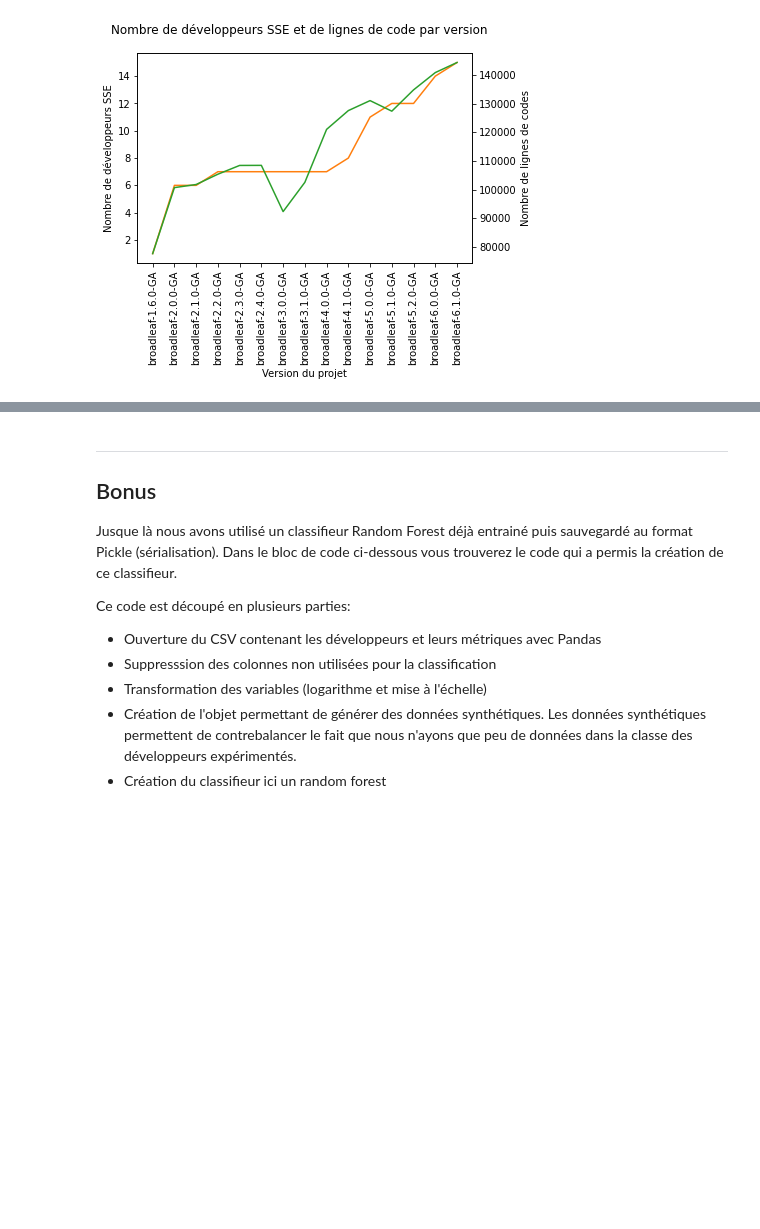
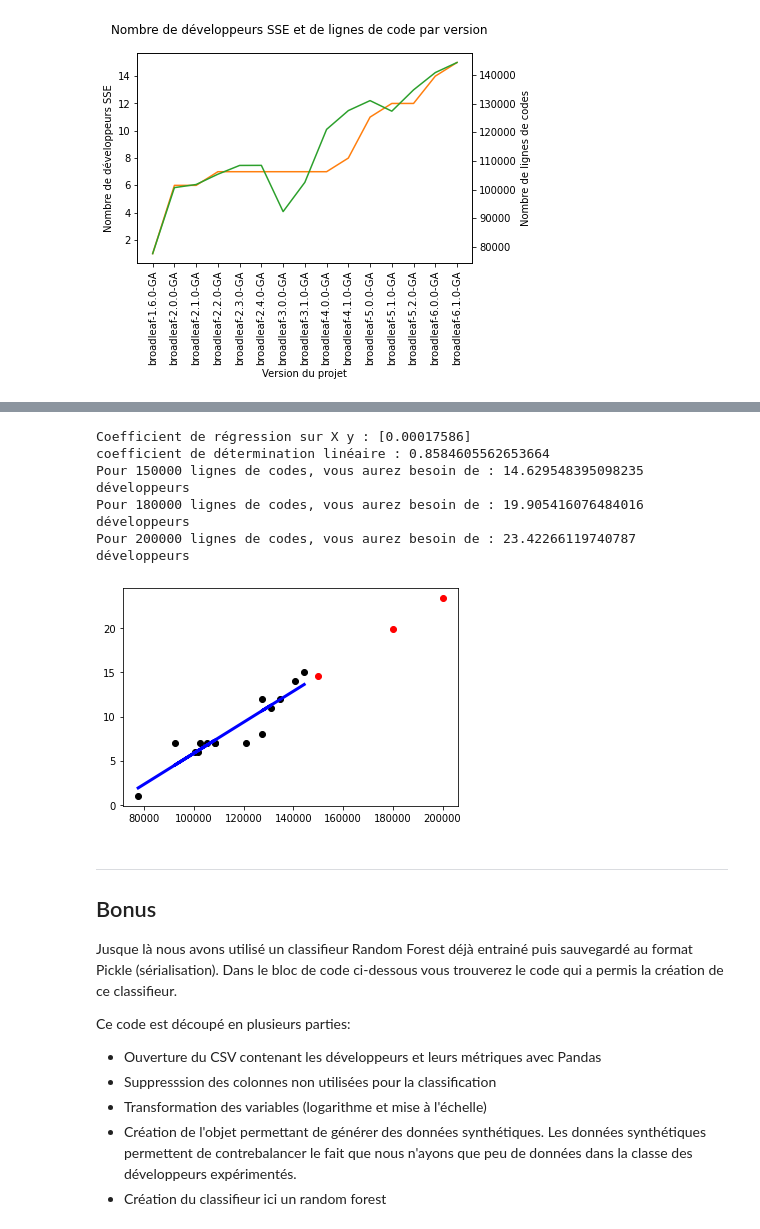
Before and after one commit to benjaminAd/IA-GL-TP-metrique-extraction-algo-predictifs-gestion-projet, a Jupyter notebook: developers_classification.ipynb, the cells around one changed output, grey strips where cells are left out. Saved outputs shown, nothing was run; the diff lists cells and outputs as text; code cells hidden in the pictures; blank space fills up the shorter version.

Commit message:
5) Création d'un estimateur du nombre de développeurs expérimentés en fonction de la taille du projet (LoC)

```diff
--- a/developers_classification.ipynb
+++ b/developers_classification.ipynb
@@ -268,3 +262,29 @@ y = np.array(dict_classified_dev["SSE"])
+# %%
+#Valeurs X et y à utiliser pour entrainer et évaluer le régresseur
+X = np.array(loc_by_versions).reshape(-1, 1)
+y = np.array(dict_classified_dev["SSE"])
+#PLacer la suite du code ici
+linearRegression = LinearRegression()
+linearRegression.fit(X, y)
+print("Coefficient de régression sur X y : " + str(linearRegression.coef_))
+predict = linearRegression.predict(X)
+score = r2_score(y,predict)
+print("coefficient de détermination linéaire : " + str(score))
+X_to_predict = [[150000], [180000], [200000]]
+regression_predict = linearRegression.predict(X_to_predict)
+for i in range(0,len(regression_predict)):
+    print("Pour "+str(X_to_predict[i][0])+" lignes de codes, vous aurez besoin de : "+str(regression_predict[i])+" développeurs")
+plt.scatter(X,y,color="black")
+plt.scatter(X_to_predict,regression_predict,color="red")
+plt.plot(X,predict,color="blue",linewidth=3)
+plt.show()
+# %% [output]
+Coefficient de régression sur X y : [0.00017586]
+coefficient de détermination linéaire : 0.8584605562653664
+Pour 150000 lignes de codes, vous aurez besoin de : 14.629548395098235 développeurs
+Pour 180000 lignes de codes, vous aurez besoin de : 19.905416076484016 développeurs
+Pour 200000 lignes de codes, vous aurez besoin de : 23.42266119740787 développeurs
+[figure, added]
 # %% [markdown]
 ---
 
```
Also changed, not shown: parts of 3 cells of this notebook.
